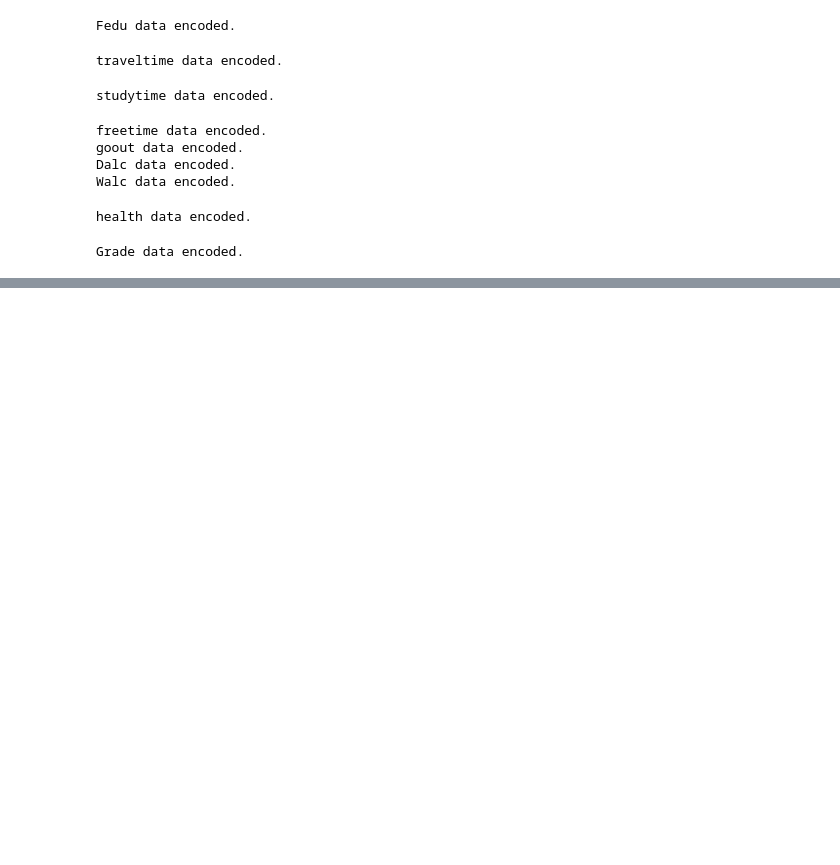
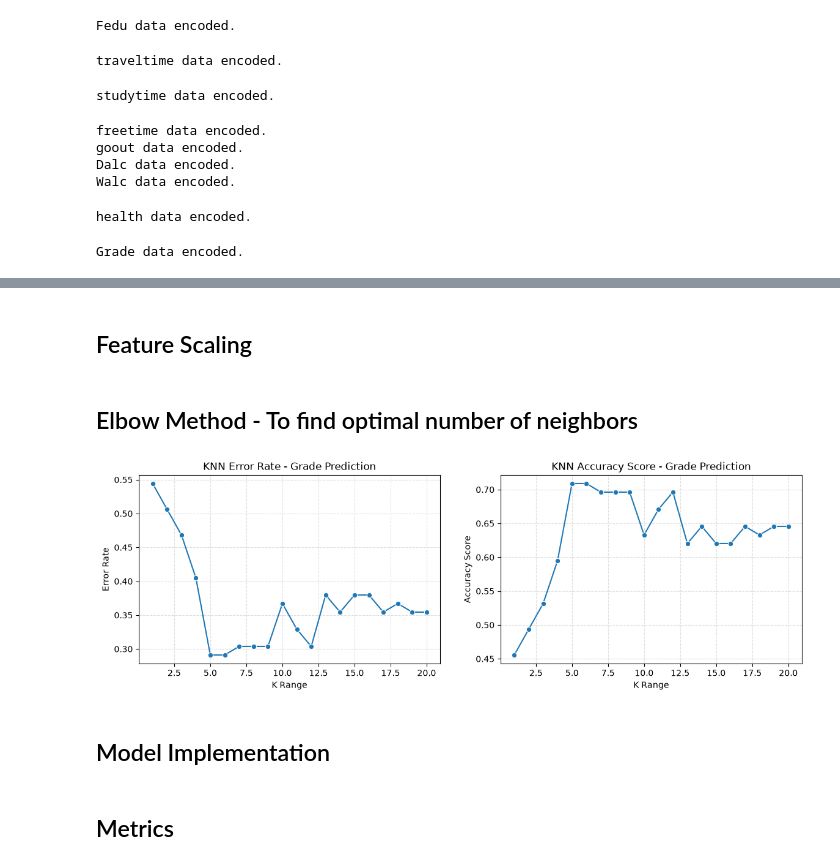
Before and after one commit to RusanMaharjan/Data-Science---9.30, a Jupyter notebook: KNN.ipynb, the cells around one changed output, grey strips where cells are left out. Drawn from its saved outputs; the diff is of its cells as text; code cells hidden in the pictures; blank space fills up the shorter version.

Commit message:
Knn Model implementation

```diff
--- a/KNN.ipynb
+++ b/KNN.ipynb
@@ -110,0 +117,3 @@ Grade data encoded.
+# %%
+X = df[features]
+Y = df[target]
@@ -110,0 +122,45 @@ Grade data encoded.
+# %%
+X_train, X_test, Y_train, Y_test = train_test_split(
+    X, Y, test_size=0.2, random_state=42, stratify=Y
+)
+# %% [markdown]
+## Feature Scaling
+# %%
+scaler = StandardScaler()
+X_train_scale = scaler.fit_transform(X_train)
+X_test_scale = scaler.transform(X_test)
+# %% [markdown]
+## Elbow Method - To find optimal number of neighbors
+# %%
+k_range = range(1, 21)
+error_rate = []
+accuracy_rate = []
+
+for i in k_range:
+    knn = KNeighborsClassifier(n_neighbors=i)
+    knn.fit(X_train_scale, Y_train)
+    knn_pred = knn.predict(X_test_scale)
+    error_rate.append(np.mean(Y_test != knn_pred)) # total wrong data / total number of test data
+    accuracy_rate.append(accuracy_score(Y_test, knn_pred))
+# %%
+fig, axes = plt.subplots(1, 2, figsize=(14, 4))
+
+ax1 = axes[0]
+sns.lineplot(x=k_range, y=error_rate, ax=ax1, marker='o')
+ax1.set_xlabel('K Range')
+ax1.set_ylabel('Error Rate')
+ax1.set_title('KNN Error Rate - Grade Prediction')
+ax1.grid(linestyle='--', alpha=0.4)
+
+ax2 = axes[1]
+sns.lineplot(x=k_range, y=accuracy_rate, ax=ax2, marker='o')
+ax2.set_xlabel('K Range')
+ax2.set_ylabel('Accuracy Score')
+ax2.set_title('KNN Accuracy Score - Grade Prediction')
+ax2.grid(linestyle='--', alpha=0.4)
+
+plt.show()
+# %% [output]
+[figure, added]
+# %% [markdown]
+## Model Implementation
@@ -110,0 +172,2 @@ Grade data encoded.
+# %% [markdown]
+## Metrics
```
Also changed, not shown: parts of 18 cells of this notebook, 3 other files.
